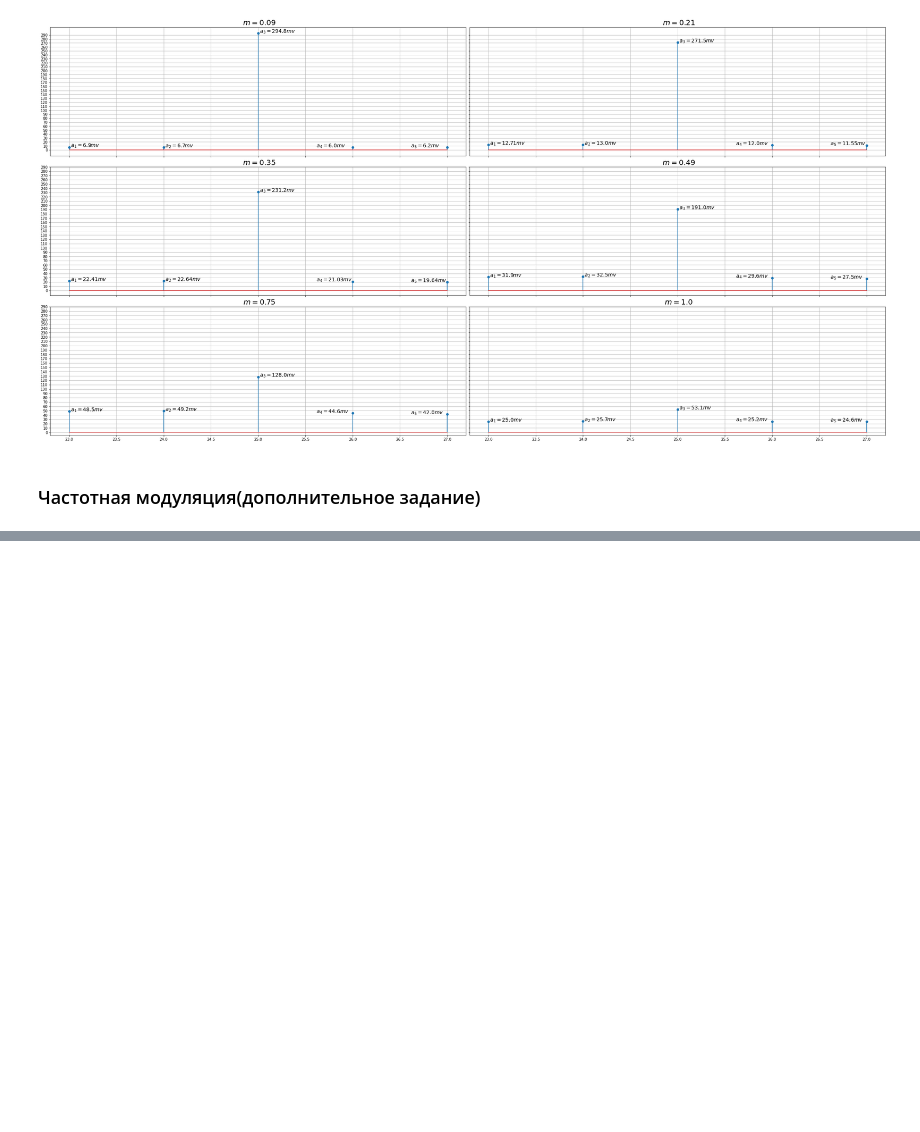
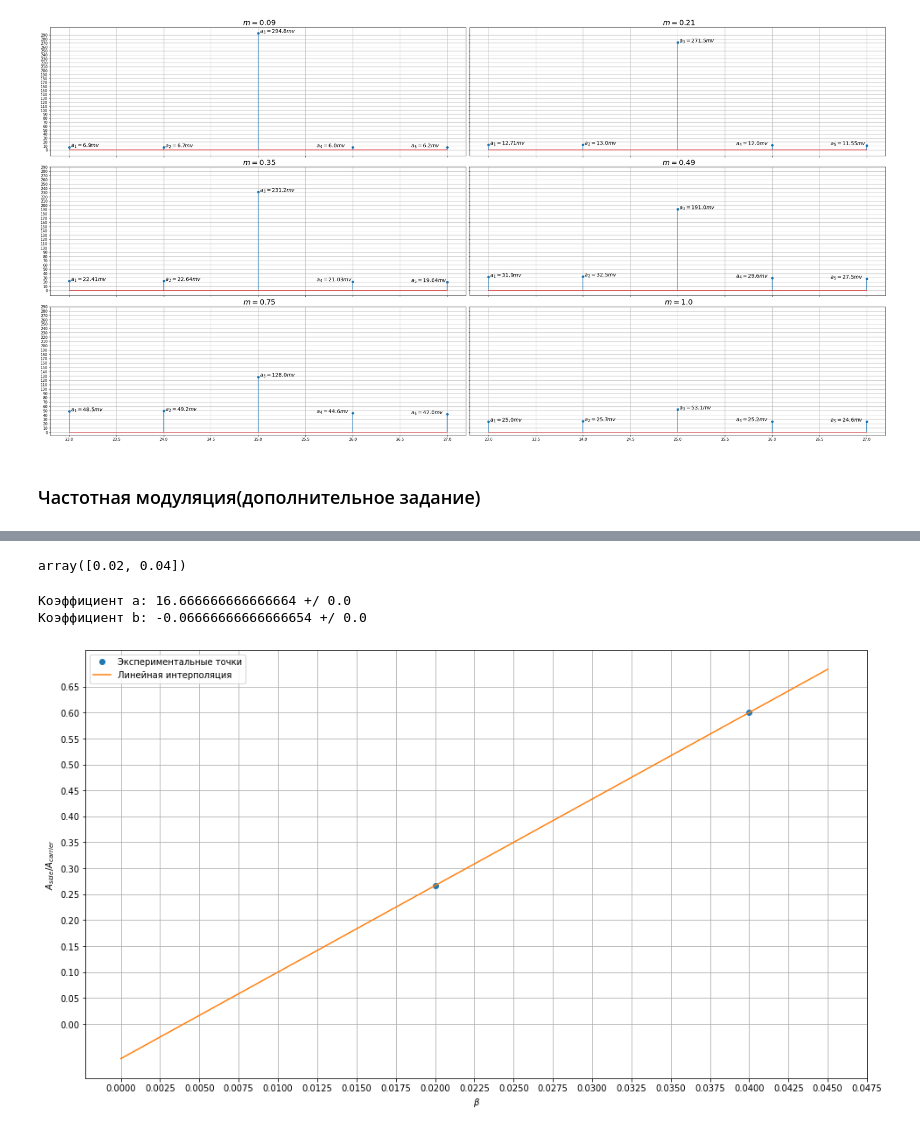
Before and after one commit to ShmakovVladimir/Labs, a Jupyter notebook: Электричество и Магнетизм/harmonicAnalys/main.ipynb, the cells around one changed output, grey strips where cells are left out. Saved outputs shown, nothing was run; the diff lists cells and outputs as text; code cells hidden in the pictures; blank space fills up the shorter version.

```diff
--- a/Электричество и Магнетизм/harmonicAnalys/main.ipynb
+++ b/Электричество и Магнетизм/harmonicAnalys/main.ipynb
@@ -172,3 +198,6 @@ plt.show()
 ### Частотная модуляция(дополнительное задание)
 # %%
 data =  pd.read_csv('freqmodulationData.csv')
+for column in data:
+    data[column] = np.array(data[column])
+data
@@ -174,0 +215,30 @@ data =  pd.read_csv('freqmodulationData.csv')
+# %%
+modFreq = 25000
+modulationIndex = (data['deltaF'].unique()/modFreq)[1::]
+ratio = (np.array(data[(data.freq == 24)]['amp'])/np.array(data[(data.freq == 25)]['amp']))[1::]
+modulationIndex
+# %% [output]
+array([0.02, 0.04])
+# %%
+MNK = linregress(modulationIndex,ratio)
+xLine = np.linspace(0,0.045,100)
+yLine = MNK.slope*xLine+MNK.intercept
+print("Коэффициент a: "+str(MNK.slope)+ " +/ "+str(MNK.stderr))
+print("Коэффициент b: "+str(MNK.intercept)+ " +/ "+str(MNK.intercept_stderr))
+# %% [output]
+Коэффициент a: 16.666666666666664 +/ 0.0
+Коэффициент b: -0.06666666666666654 +/ 0.0
+# %%
+fig,ax = plt.subplots(figsize = (16,9))
+
+plt.xlabel(r'$\beta$')
+plt.ylabel(r'$A_{side}/A_{carrier}$')
+plt.plot(modulationIndex,ratio,'o',label = 'Экспериментальные точки')
+plt.plot(xLine,yLine,label = 'Линейная интерполяция')
+plt.yticks(np.arange(0,0.7,0.05))
+plt.xticks(np.arange(0,0.05,0.0025))
+plt.legend()
+plt.grid()
+plt.show()
+# %% [output]
+[figure, added]
```
Also changed, not shown: parts of 5 cells of this notebook, 17 other files.
